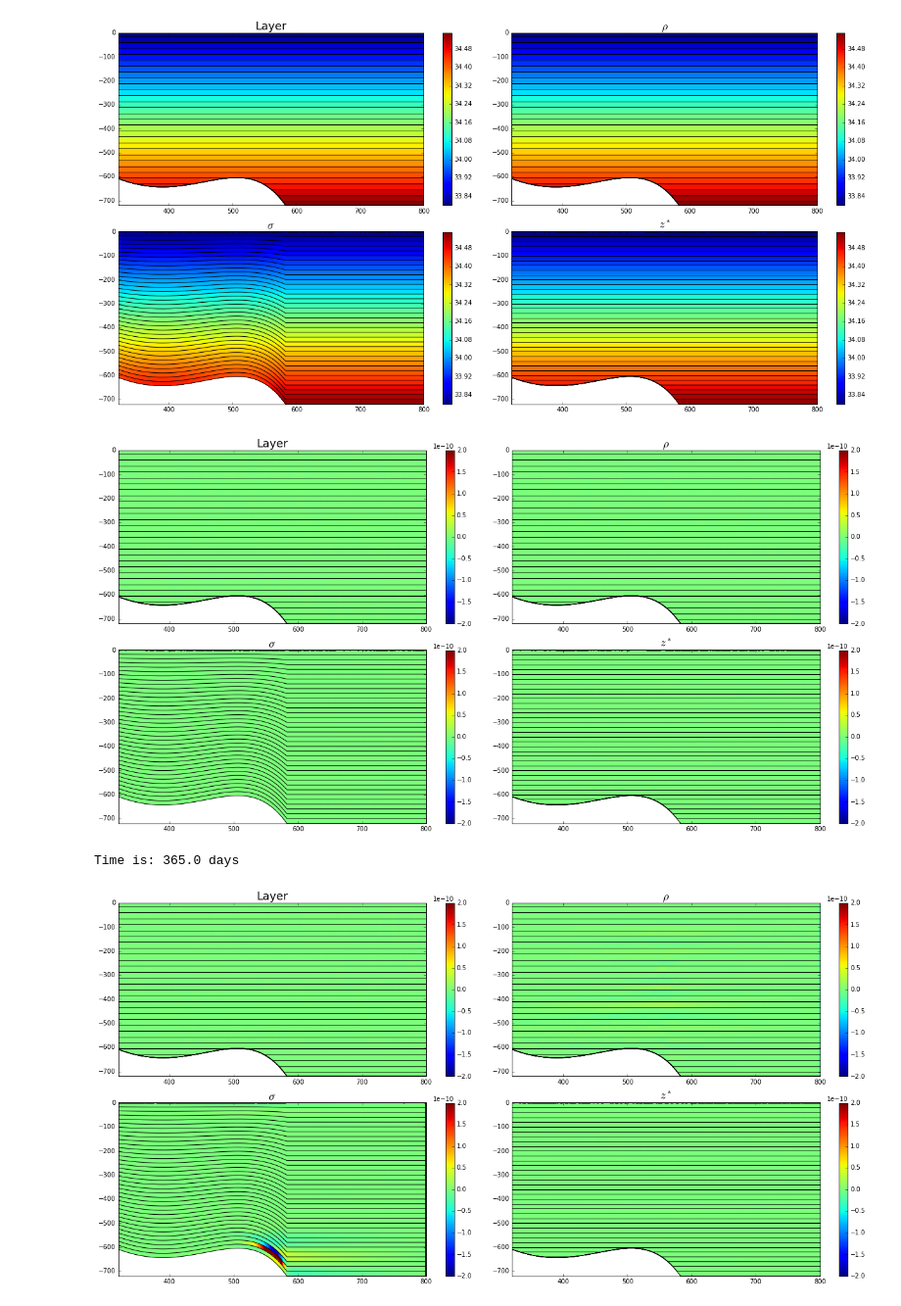
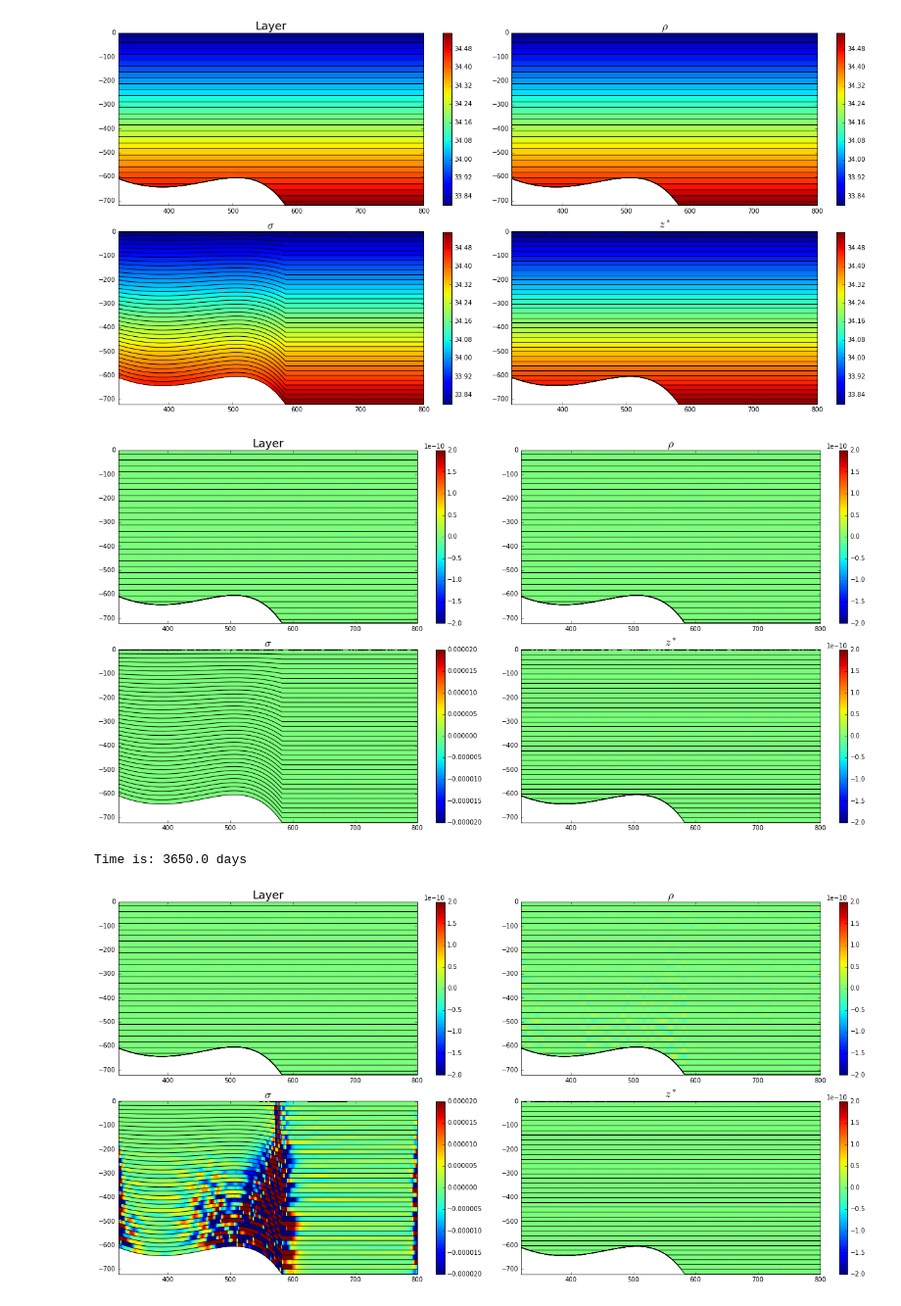
Before and after one commit to gustavo-marques/ISOMIP, a Jupyter notebook: ipynb/quiet_2D_noIS.ipynb, the cells around one changed output. Shown at 98% size. Drawn from its saved outputs; the diff is of its cells as text; code cells hidden in the pictures.

```diff
--- a/ipynb/quiet_2D_noIS.ipynb
+++ b/ipynb/quiet_2D_noIS.ipynb
@@ -38,6 +36,6 @@ RuntimeError: No such file or directory
 # %%
 # Read the horizontal coordinate which is the same for all configurations
-xq = layer_file.variables['xq'][:] # This is the coordinate of the cell corners (u-points in 1D)
+xq = layer_file.variables['yq'][:] # This is the coordinate of the cell corners (u-points in 1D)
 xq = np.concatenate(([0],xq)) # Inserts left most edge of domain in to coordinate
 # %%
 record = 9
@@ -56,23 +54,23 @@ variable = 'u'
 plt.figure(figsize=(18,9))
 plt.subplot(2,2,1); plot_section(layer_file, record, xq, variable=variable, clim=(-2e-10,2e-10)); plt.title('Layer', fontsize=18);
 plt.subplot(2,2,2); plot_section(rho_file, record, xq, variable=variable, clim=(-2e-10,2e-10)); plt.title(r'$\rho$', fontsize=18);
-plt.subplot(2,2,3); plot_section(sigma_file, record, xq, variable=variable, clim=(-2e-10,2e-10)); plt.title(r'$\sigma$', fontsize=18);
+plt.subplot(2,2,3); plot_section(sigma_file, record, xq, variable=variable, clim=(-2e-5,2e-5)); plt.title(r'$\sigma$', fontsize=18);
 plt.subplot(2,2,4); plot_section(z_file, record, xq, variable=variable, clim=(-2e-10,2e-10)); plt.title(r'$z^*$', fontsize=18);
 plt.tight_layout()
 # %% [output]
-[figure, old version]
+[figure, new version]
 # %%
 record = -1
 print 'Time is:',layer_file.variables['Time'][record], 'days'
 plt.figure(figsize=(18,9))
 plt.subplot(2,2,1); plot_section(layer_file, record, xq, variable=variable, clim=(-2e-10,2e-10)); plt.title('Layer', fontsize=18);
 plt.subplot(2,2,2); plot_section(rho_file, record, xq, variable=variable, clim=(-2e-10,2e-10)); plt.title(r'$\rho$', fontsize=18);
-plt.subplot(2,2,3); plot_section(sigma_file, record, xq, variable=variable, clim=(-2e-10,2e-10)); plt.title(r'$\sigma$', fontsize=18);
+plt.subplot(2,2,3); plot_section(sigma_file, record, xq, variable=variable, clim=(-2e-5,2e-5)); plt.title(r'$\sigma$', fontsize=18);
 plt.subplot(2,2,4); plot_section(z_file, record, xq, variable=variable, clim=(-2e-10,2e-10)); plt.title(r'$z^*$', fontsize=18);
 plt.tight_layout()
 # %% [output]
-Time is: 365.0 days
+Time is: 3650.0 days
-[figure, old version]
+[figure, new version]
 # %%
 variable = 'v'
 plt.figure(figsize=(18,9))
```
Also changed, not shown: parts of 4 cells of this notebook, 7 other files.
